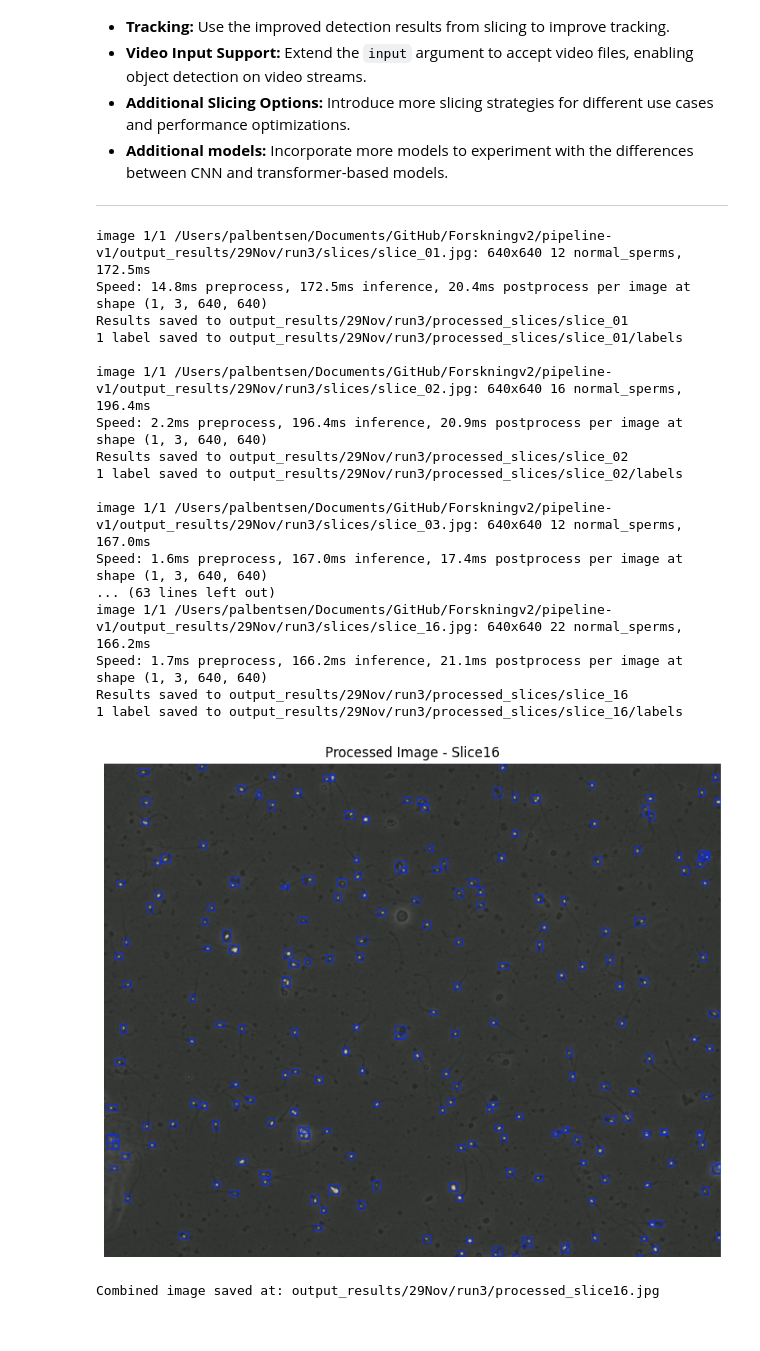
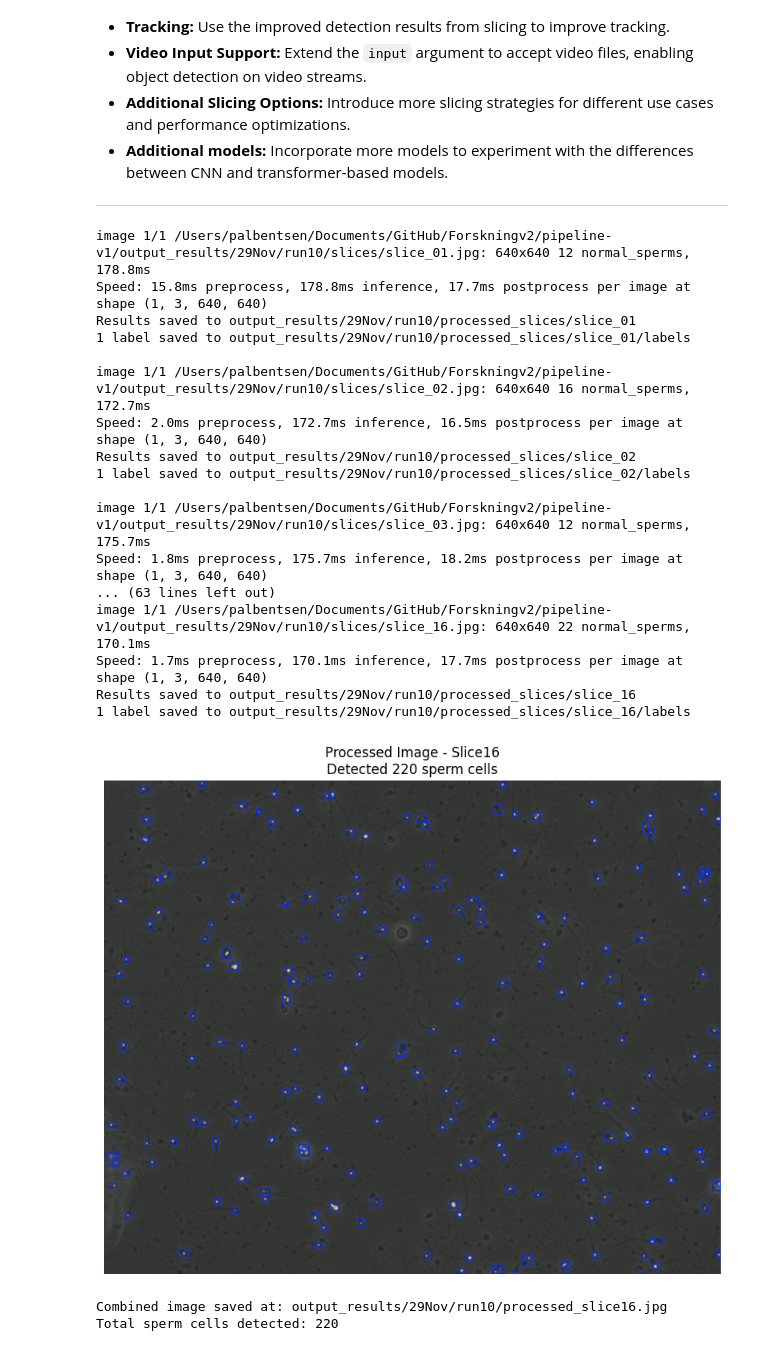
Before and after one commit to pabentse/S4_SimulaSuperSpermSniper, a Jupyter notebook: pipeline-v1/mainPipelineNew.ipynb, the cells around one changed output. Cells and saved outputs as stored; diff of their text form; code cells hidden in the pictures.

```diff
--- a/pipeline-v1/mainPipelineNew.ipynb
+++ b/pipeline-v1/mainPipelineNew.ipynb
@@ -78,10 +78,8 @@ input_path = '1aviframe0.jpg'
 
 # Step 3: Choose the slicing option
 # Options: 'standard', 'slice4', 'slice16'
-slicing_option = 'slice4'  # Change this as needed
+slicing_option = 'slice16'  # Change this as needed
 # %%
-%matplotlib inline
-#Output directory setup
 # Get current date and format it as '24Nov'
 current_date = datetime.now().strftime('%d%b')
 
@@ -112,7 +110,7 @@ def display_image(image, title='Image'):
     plt.title(title)
     plt.show()
 
-# Function to run inference on an image and return the result image
+# Function to run inference on an image and return the result image and detection count
 def run_inference_on_image(image_path, save_dir):
     # Run inference
     results = model.predict(
@@ -131,17 +129,27 @@ def run_inference_on_image(image_path, save_dir):
     # The processed image is saved in the save_dir with the same name
     processed_image_path = os.path.join(save_dir, os.path.basename(image_path))
     processed_image = cv2.imread(processed_image_path)
-    return processed_image
+
+    # Get the number of detections
+    num_detections = 0
+    if results and len(results) > 0:
+        num_detections = len(results[0].boxes)
+    else:
+        print(f"Warning: No results returned for image {image_path}")
+
+    return processed_image, num_detections
 
 # Step 5: Process the image based on the slicing option
 if slicing_option == 'standard':
     # Run inference on the whole image
     save_dir = os.path.join(output_base_dir, 'standard')
     os.makedirs(save_dir, exist_ok=True)
-    processed_image = run_inference_on_image(input_path, save_dir)
+    processed_image, num_detections = run_inference_on_image(input_path, save_dir)
     if processed_image is not None:
-        # Display the processed image
-        display_image(processed_image, title='Processed Image - Standard')
+        # Display the processed image with detection count
+        title = f'Processed Image - Standard\nDetected {num_detections} sperm cells'
+        display_image(processed_image, title=title)
+        print(f"Total sperm cells detected: {num_detections}")
     else:
         print("Error: Processed image could not be loaded.")
 
@@ -171,6 +179,7 @@ elif slicing_option in ['slice4', 'slice16']:
 
         # Lists to hold processed slices and their original sizes
         processed_slices = []
+        total_detections = 0  # Initialize total detection counter
         slice_num = 1  # Start from 1 for consistent naming
 
         for i in range(rows):
@@ -197,7 +206,10 @@ elif slicing_option in ['slice4', 'slice16']:
                 # Run inference on the resized slice
                 slice_save_dir = os.path.join(processed_slices_dir, f'slice_{slice_num:02d}')
                 os.makedirs(slice_save_dir, exist_ok=True)
-                processed_resized_slice = run_inference_on_image(slice_path, slice_save_dir)
+                processed_resized_slice, num_detections = run_inference_on_image(slice_path, slice_save_dir)
+
+                # Update total detections
+                total_detections += num_detections
 
                 if processed_resized_slice is not None:
                     # Resize processed slice back to original slice size
@@ -210,47 +222,50 @@ elif slicing_option in ['slice4', 'slice16']:
                 else:
                     print(f"Error: Processed slice {slice_num} could not be loaded.")
                     # Use original slice as fallback (resized back to original size)
                     fallback_slice = cv2.resize(resized_slice, original_size, interpolation=cv2.INTER_AREA)
                     row_slices.append(fallback_slice)
 
                 slice_num += 1
 
             # Concatenate slices horizontally to form a row
             if row_slices:
                 row_image = np.hstack(row_slices)
                 processed_slices.append(row_image)
 
         # Concatenate all rows vertically to form the combined image
         if processed_slices:
             combined_image = np.vstack(processed_slices)
 
             # Save and display the combined image
             combined_image_path = os.path.join(output_base_dir, f'processed_{slicing_option}.jpg')
             cv2.imwrite(combined_image_path, combined_image)
-            display_image(combined_image, title=f'Processed Image - {slicing_option.capitalize()}')
+            title = f'Processed Image - {slicing_option.capitalize()}\nDetected {total_detections} sperm cells'
+            display_image(combined_image, title=title)
             print(f"Combined image saved at: {combined_image_path}")
+            print(f"Total sperm cells detected: {total_detections}")
         else:
             print("Error: No processed slices available to combine.")
 
 else:
     print(f"Error: Invalid slicing option '{slicing_option}'. Please choose 'standard', 'slice4', or 'slice16'.")
 # %% [output]
-image 1/1 /Users/palbentsen/Documents/GitHub/Forskningv2/pipeline-v1/output_results/29Nov/run3/slices/slice_01.jpg: 640x640 12 normal_sperms, 172.5ms
-Speed: 14.8ms preprocess, 172.5ms inference, 20.4ms postprocess per image at shape (1, 3, 640, 640)
-Results saved to output_results/29Nov/run3/processed_slices/slice_01
-1 label saved to output_results/29Nov/run3/processed_slices/slice_01/labels
+image 1/1 /Users/palbentsen/Documents/GitHub/Forskningv2/pipeline-v1/output_results/29Nov/run10/slices/slice_01.jpg: 640x640 12 normal_sperms, 178.8ms
+Speed: 15.8ms preprocess, 178.8ms inference, 17.7ms postprocess per image at shape (1, 3, 640, 640)
+Results saved to output_results/29Nov/run10/processed_slices/slice_01
+1 label saved to output_results/29Nov/run10/processed_slices/slice_01/labels
 
-image 1/1 /Users/palbentsen/Documents/GitHub/Forskningv2/pipeline-v1/output_results/29Nov/run3/slices/slice_02.jpg: 640x640 16 normal_sperms, 196.4ms
-Speed: 2.2ms preprocess, 196.4ms inference, 20.9ms postprocess per image at shape (1, 3, 640, 640)
-Results saved to output_results/29Nov/run3/processed_slices/slice_02
-1 label saved to output_results/29Nov/run3/processed_slices/slice_02/labels
+image 1/1 /Users/palbentsen/Documents/GitHub/Forskningv2/pipeline-v1/output_results/29Nov/run10/slices/slice_02.jpg: 640x640 16 normal_sperms, 172.7ms
+Speed: 2.0ms preprocess, 172.7ms inference, 16.5ms postprocess per image at shape (1, 3, 640, 640)
+Results saved to output_results/29Nov/run10/processed_slices/slice_02
+1 label saved to output_results/29Nov/run10/processed_slices/slice_02/labels
 
-image 1/1 /Users/palbentsen/Documents/GitHub/Forskningv2/pipeline-v1/output_results/29Nov/run3/slices/slice_03.jpg: 640x640 12 normal_sperms, 167.0ms
-Speed: 1.6ms preprocess, 167.0ms inference, 17.4ms postprocess per image at shape (1, 3, 640, 640)
+image 1/1 /Users/palbentsen/Documents/GitHub/Forskningv2/pipeline-v1/output_results/29Nov/run10/slices/slice_03.jpg: 640x640 12 normal_sperms, 175.7ms
+Speed: 1.8ms preprocess, 175.7ms inference, 18.2ms postprocess per image at shape (1, 3, 640, 640)
 ... (63 lines left out)
-image 1/1 /Users/palbentsen/Documents/GitHub/Forskningv2/pipeline-v1/output_results/29Nov/run3/slices/slice_16.jpg: 640x640 22 normal_sperms, 166.2ms
-Speed: 1.7ms preprocess, 166.2ms inference, 21.1ms postprocess per image at shape (1, 3, 640, 640)
-Results saved to output_results/29Nov/run3/processed_slices/slice_16
-1 label saved to output_results/29Nov/run3/processed_slices/slice_16/labels
+image 1/1 /Users/palbentsen/Documents/GitHub/Forskningv2/pipeline-v1/output_results/29Nov/run10/slices/slice_16.jpg: 640x640 22 normal_sperms, 170.1ms
+Speed: 1.7ms preprocess, 170.1ms inference, 17.7ms postprocess per image at shape (1, 3, 640, 640)
+Results saved to output_results/29Nov/run10/processed_slices/slice_16
+1 label saved to output_results/29Nov/run10/processed_slices/slice_16/labels
-[figure, old version]
+[figure, new version]
-Combined image saved at: output_results/29Nov/run3/processed_slice16.jpg
+Combined image saved at: output_results/29Nov/run10/processed_slice16.jpg
+Total sperm cells detected: 220
```
